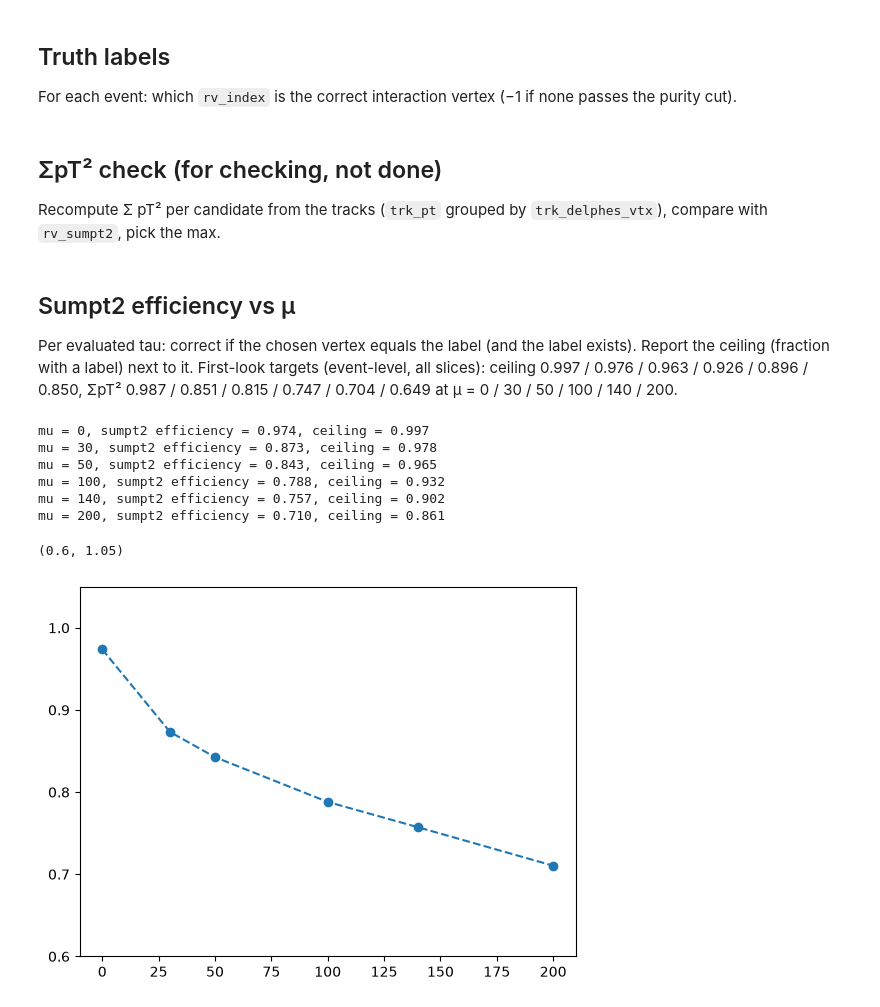
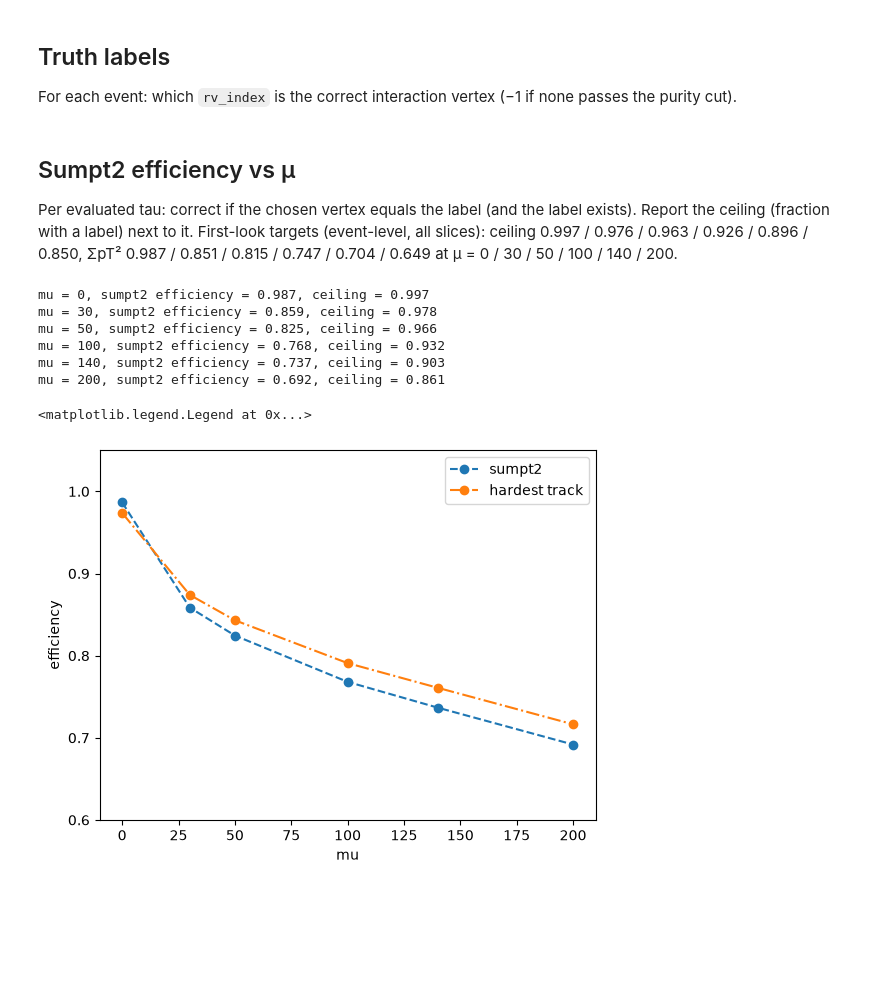
Before and after one commit to chrissellgren/ML_f26, a Jupyter notebook: vertexing_project/notebooks/analysis.ipynb, the cells around one changed output. Cells and saved outputs as stored; diff of their text form; code cells hidden in the pictures; blank space fills up the shorter version.

```diff
--- a/vertexing_project/notebooks/analysis.ipynb
+++ b/vertexing_project/notebooks/analysis.ipynb
@@ -135,19 +135,10 @@ def cut(all,printing=False):
     hasgoodjet = (dR < 0.2) & (jet_pt > 20)
 
     # find whether any jet in the event has a tau near it
-    tau_nearjet = ak.any(hasgoodjet,axis=-1)
+    tau_nearjet = ak.any(hasgoodjet,axis=-1) & passcut[atleast1]
     # if any tau in the event has a good jet near it
     m_jettau = ak.any(tau_nearjet,axis=-1)
 
     data = data[m_jettau]
     if printing: print(f"Num events after jet cut: {len(data)}")
     return data
-
-data = load_dev(50)
-data_cut = cut(data)
-plt.hist(ak.flatten(data.truth_tau_vis_pt),bins=100,histtype='step',density=False,label='All data')
-plt.hist(ak.flatten(data_cut.truth_tau_vis_pt),bins=100,histtype='step',density=False,label='Cut')
-plt.yscale('linear')
-plt.xlim(0,80)
-plt.xlabel('tau visible pT [GeV]')
-plt.legend()
@@ -188,7 +176,3 @@ def correct_vertex(data, purity=0.5):
     merged_events = (n_hs_trks_inbestvtx / ntrks_frombestvertex < purity)
     best_vtx = ak.where(merged_events,-1,best_vtx)
     return best_vtx
-# %% [markdown]
-## ΣpT² check (for checking, not done)
-Recompute Σ pT² per candidate from the tracks (`trk_pt` grouped by `trk_delphes_vtx`), compare with `rv_sumpt2`,
-pick the max.
@@ -207,7 +184,7 @@ Per evaluated tau: correct if the chosen vertex equals the label (and the label
 # %%
 # now can just check efficiency by seeing what % of correct_vertex(data) == 0 (the vertex 0 has highest sumpt2)
 mu_all = [0,30,50,100,140,200]
-datas = [samples.load(mu,slices=samples.SLICES,columns=COLS) for mu in mu_all]
+#datas = [samples.load(mu,slices=samples.SLICES,columns=COLS) for mu in mu_all]
 
 def wilson(k, n, z=1.0):
     """Wilson score interval for k successes out of n (z=1: 68%)."""
@@ -219,28 +196,39 @@ def wilson(k, n, z=1.0):
 # %%
 sumpt2_effs = []
 eff_conds = []
 ceilings = []
+htrk_effs = []
 
-for mu, data in zip(mu_all,datas):
+for mu in mu_all:
+    data = samples.load(mu,slices=samples.SLICES,columns=COLS)
     data_cut = cut(data)
     best_vtx_label = correct_vertex(data_cut)
-    sumpt2_eff = ak.mean(best_vtx_label==0)
+    htrk_eff = ak.mean(best_vtx_label==0) #arg 0 is trk with highest pt
+
+    # get the vertex with highest sumpt2
+    top = ak.firsts(data_cut.rv_index[ak.argmax(data_cut.rv_sumpt2, axis=1, keepdims=True)])
+    sumpt2_eff = ak.mean(ak.fill_none(best_vtx_label == top, False))
     frac_merge = ak.mean(best_vtx_label==-1)
     ceil = 1 - frac_merge
 
     sumpt2_effs.append(sumpt2_eff)
     ceilings.append(ceil)
     eff_conds.append(sumpt2_eff/ceil)
+    htrk_effs.append(htrk_eff)
     print(f'mu = {mu}, sumpt2 efficiency = {sumpt2_eff:.3f}, ceiling = {1-frac_merge:.3f}')
 
-plt.plot(mu_all,sumpt2_effs,linestyle='--',marker='o')
+plt.plot(mu_all,sumpt2_effs,linestyle='--',marker='o',label='sumpt2')
+plt.plot(mu_all,htrk_effs,linestyle='-.',marker='o',label='hardest track')
 plt.ylim(0.6,1.05)
+plt.xlabel('mu')
+plt.ylabel('efficiency')
+plt.legend()
 # %% [output]
-mu = 0, sumpt2 efficiency = 0.974, ceiling = 0.997
-mu = 30, sumpt2 efficiency = 0.873, ceiling = 0.978
-mu = 50, sumpt2 efficiency = 0.843, ceiling = 0.965
-mu = 100, sumpt2 efficiency = 0.788, ceiling = 0.932
-mu = 140, sumpt2 efficiency = 0.757, ceiling = 0.902
-mu = 200, sumpt2 efficiency = 0.710, ceiling = 0.861
+mu = 0, sumpt2 efficiency = 0.987, ceiling = 0.997
+mu = 30, sumpt2 efficiency = 0.859, ceiling = 0.978
+mu = 50, sumpt2 efficiency = 0.825, ceiling = 0.966
+mu = 100, sumpt2 efficiency = 0.768, ceiling = 0.932
+mu = 140, sumpt2 efficiency = 0.737, ceiling = 0.903
+mu = 200, sumpt2 efficiency = 0.692, ceiling = 0.861
-(0.6, 1.05)
+<matplotlib.legend.Legend at 0x...>
-[figure, old version]
+[figure, new version]
```
Also changed, not shown: parts of 3 cells of this notebook.
